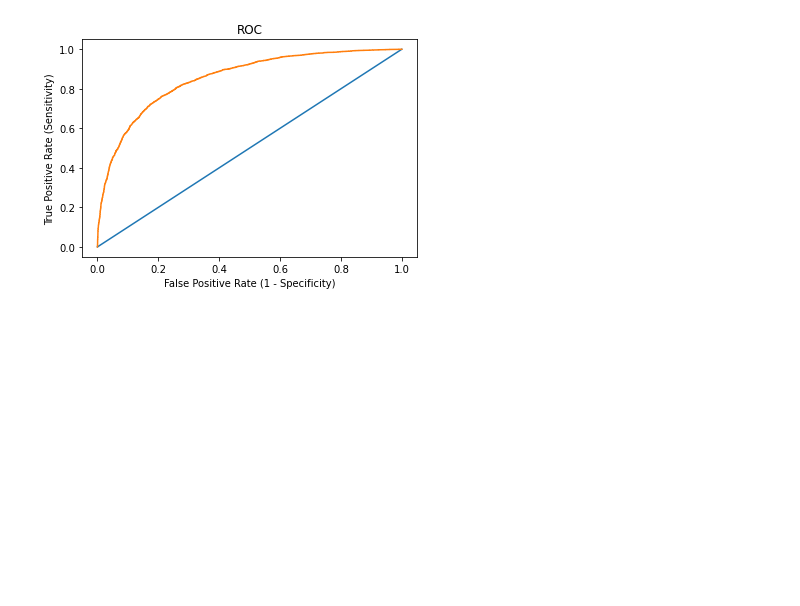
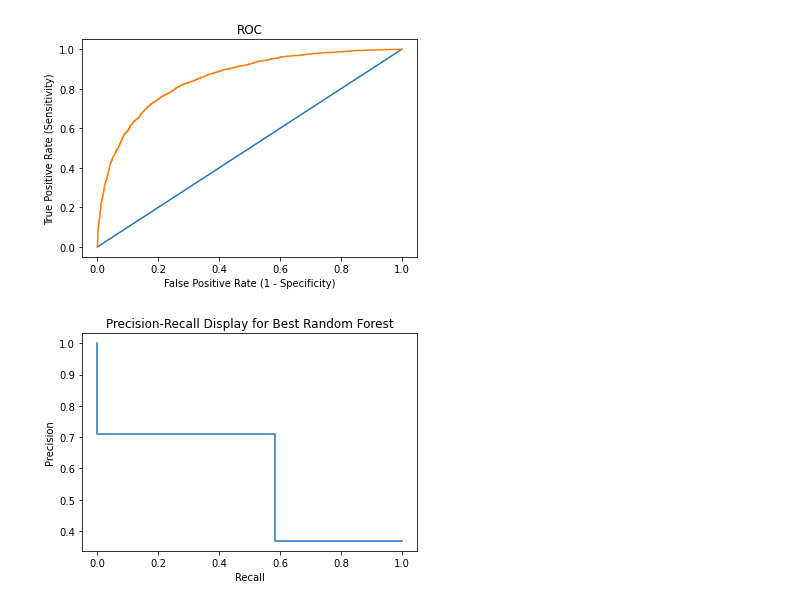
Before and after one commit to JasonCaldwellMBA/Ultimate_Challenge, a Jupyter notebook: Part_3_Predictive_modeling.ipynb, the cells around one changed output. Saved outputs shown, nothing was run; the diff lists cells and outputs as text; code cells hidden in the pictures; blank space fills up the shorter version.

Commit message:
Add Precision-Recall Display

```diff
--- a/Part_3_Predictive_modeling.ipynb
+++ b/Part_3_Predictive_modeling.ipynb
@@ -624,3 +624,11 @@ plt.title("ROC")
 plt.show()
 # %% [output]
 [figure]
+# %%
+precision, recall, _ = precision_recall_curve(y_test, y_pred)
+display = PrecisionRecallDisplay(precision=precision, recall=recall)
+display.plot()
+plt.title("Precision-Recall Display for Best Random Forest")
+plt.show()
+# %% [output]
+[figure, added]
```
Also changed, not shown: parts of 1 cell of this notebook.
